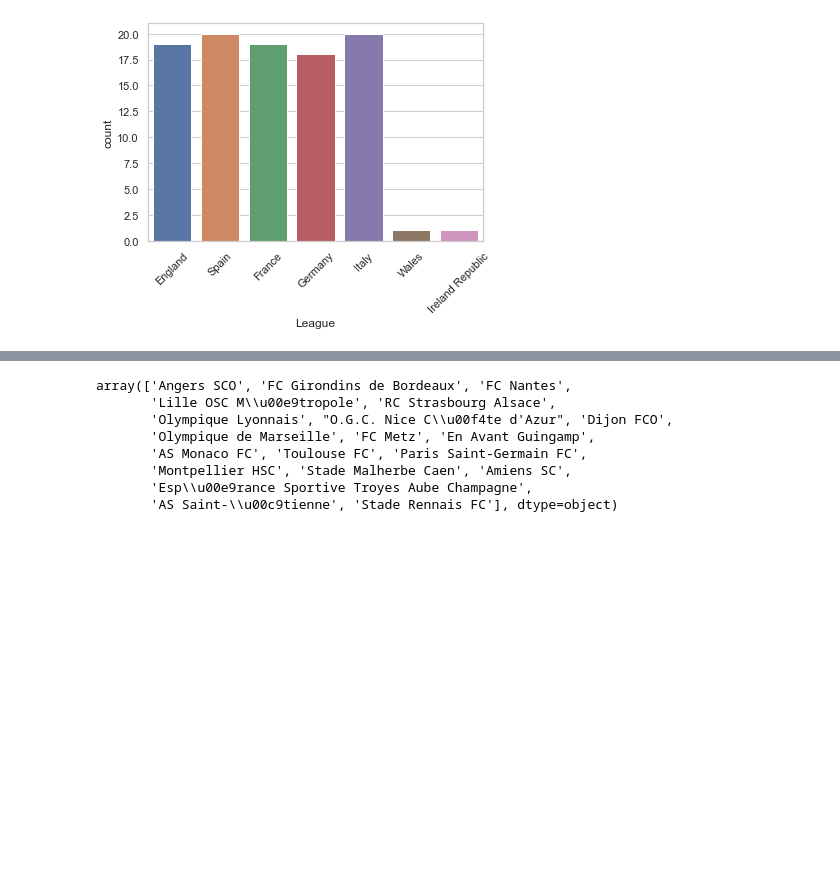
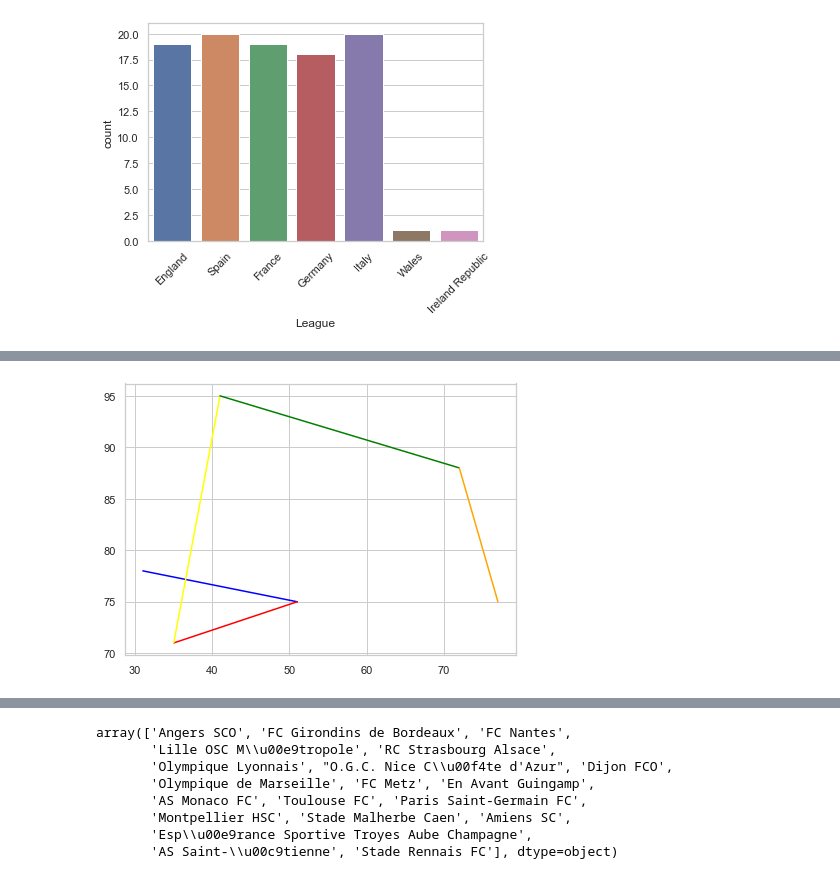
Before and after one commit to afoster1029/SoccerAnalytics, a Jupyter notebook: data_exploration.ipynb, the cells around one changed output, grey strips where cells are left out. Drawn from its saved outputs; the diff is of its cells as text; code cells hidden in the pictures; blank space fills up the shorter version.

```diff
--- a/data_exploration.ipynb
+++ b/data_exploration.ipynb
@@ -148,0 +155,21 @@ Index(['eventId', 'subEventName', 'tags', 'playerId', 'positions', 'matchId',
+# %%
+crit = ['eventName', 'subEventName','tags']
+ev = df_events[crit]
+count = 0
+for idx,row in ev.iterrows():
+    if row['eventName']=='Shot': # and len(row['tags']) >= 2:
+        for tag in row['tags']:
+            if tag['id'] == 101:
+                prev_ev = ev.loc[idx-1]
+                print(prev_ev['eventName'],prev_ev['subEventName'])
+                print(prev_ev['tags'])
+                print(row['eventName'],row['subEventName'])
+                print(row['tags'])
+                print('\n')
+
+#         print(ev.loc[idx+1])
+#         print('\n')
+                count+=1
+
+    if count >= 10:
+        break
@@ -188,0 +391,4 @@ print(df.shape)
+# %%
+AFC_LCFC = AFC_LCFC[AFC_LCFC['matchPeriod']=='1H']
+AFC_LCFC['eventName'].value_counts()
+AFC_LCFC.columns
@@ -188,0 +421,19 @@ print(df.shape)
+# %%
+fig, ax = plt.subplots()
+fig.set_size_inches(7, 5)
+for idx,row in AFC_LCFC.iterrows():
+    if idx == 1:
+        plt.plot([row["x_start"],row['x_end']],[row['y_start'],row['y_end']],color="blue")
+    elif idx == 2:
+        plt.plot([row["x_start"],row['x_end']],[row['y_start'],row['y_end']],color="red")
+    elif idx == 3:
+        plt.plot([row["x_start"],row['x_end']],[row['y_start'],row['y_end']],color="yellow")
+    elif idx == 4:
+        plt.plot([row["x_start"],row['x_end']],[row['y_start'],row['y_end']],color="green")
+    elif idx == 5:
+        plt.plot([row["x_start"],row['x_end']],[row['y_start'],row['y_end']],color="orange")
+    if idx==5:
+        break
+plt.show()
+# %% [output]
+[figure, added]
```
Also changed, not shown: parts of 32 cells of this notebook.
